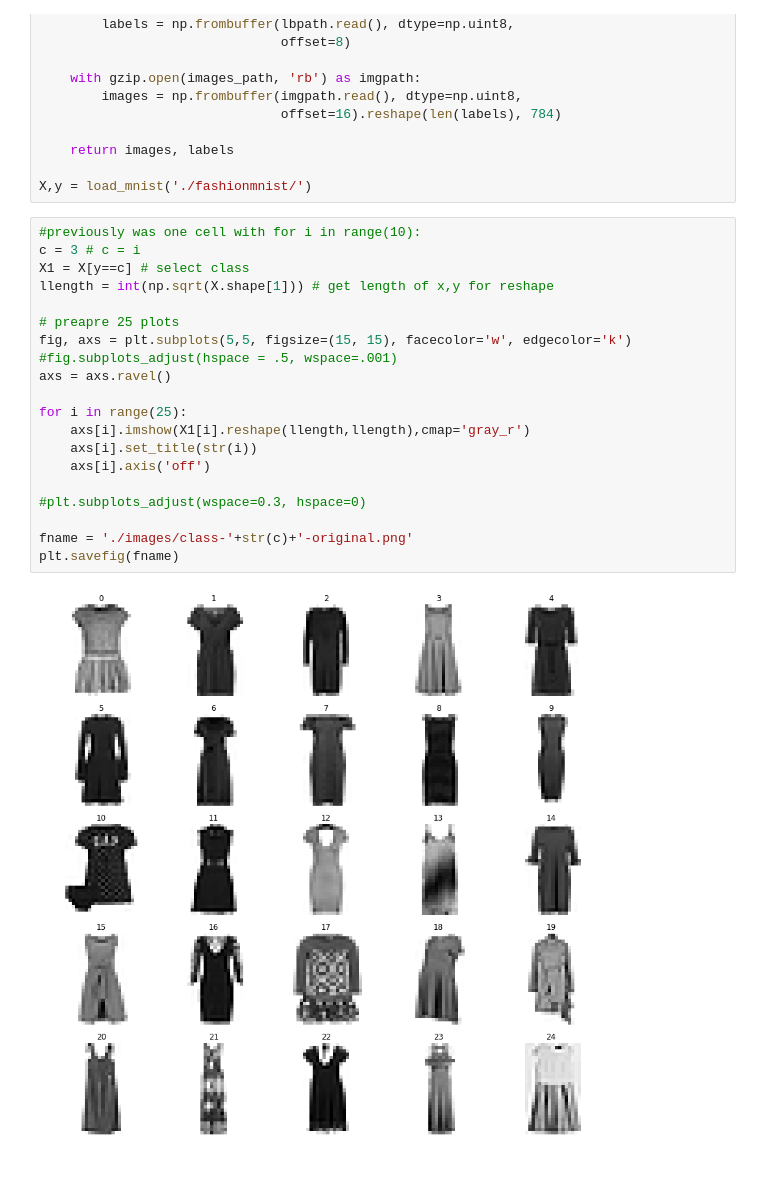
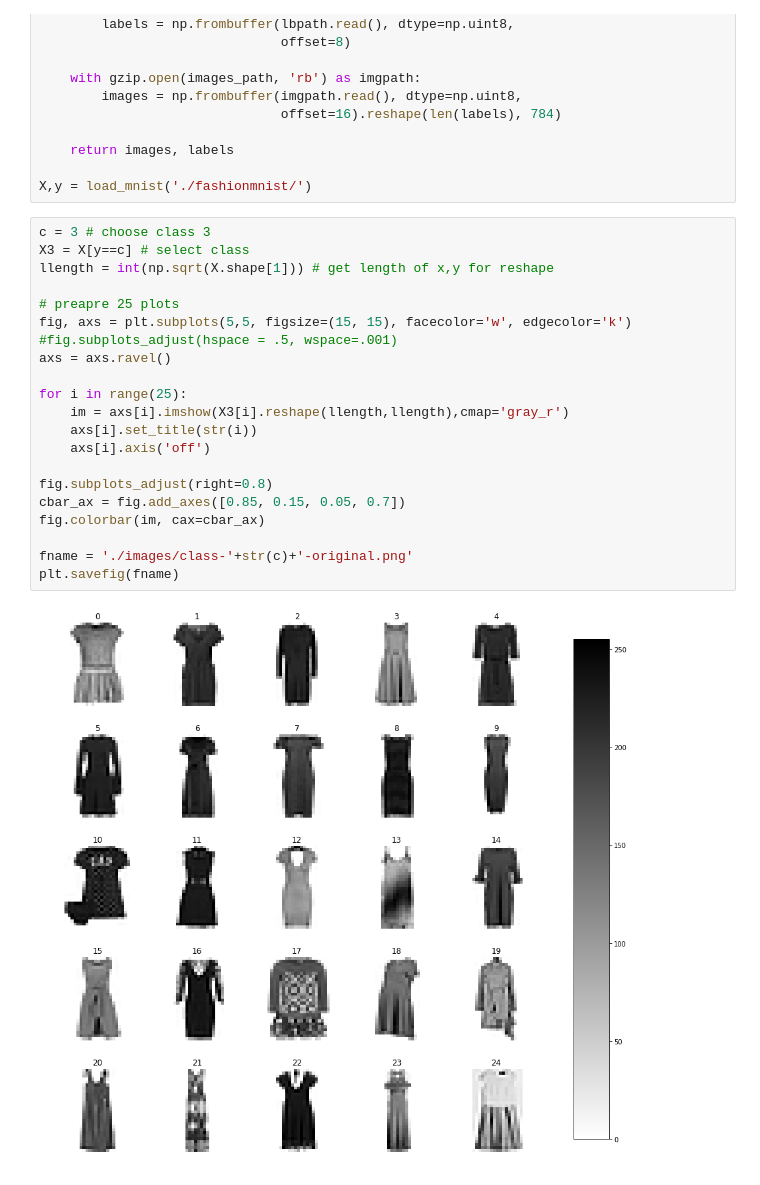
Before and after one commit to gabrieldernbach/pca_nmf_compare, a Jupyter notebook: eigen_fashion_mnist.ipynb, the cells around one changed output. Cells and saved outputs as stored; diff of their text form.

Commit message:
added colorbars, better comments

```diff
--- a/eigen_fashion_mnist.ipynb
+++ b/eigen_fashion_mnist.ipynb
@@ -28,27 +28,28 @@ def load_mnist(path, kind='train'):
 
 X,y = load_mnist('./fashionmnist/')
 # %%
-#previously was one cell with for i in range(10):
-c = 3 # c = i
-X1 = X[y==c] # select class
+c = 3 # choose class 3
+X3 = X[y==c] # select class
 llength = int(np.sqrt(X.shape[1])) # get length of x,y for reshape
 
 # preapre 25 plots
 fig, axs = plt.subplots(5,5, figsize=(15, 15), facecolor='w', edgecolor='k')
 #fig.subplots_adjust(hspace = .5, wspace=.001)
 axs = axs.ravel()
 
 for i in range(25):
-    axs[i].imshow(X1[i].reshape(llength,llength),cmap='gray_r')
+    im = axs[i].imshow(X3[i].reshape(llength,llength),cmap='gray_r')
     axs[i].set_title(str(i))
     axs[i].axis('off')
 
-#plt.subplots_adjust(wspace=0.3, hspace=0)
+fig.subplots_adjust(right=0.8)
+cbar_ax = fig.add_axes([0.85, 0.15, 0.05, 0.7])
+fig.colorbar(im, cax=cbar_ax)
 
 fname = './images/class-'+str(c)+'-original.png'
 plt.savefig(fname)
 # %% [output]
-[figure, old version]
+[figure, new version]
 # %%
 # PCA
 n_components=25
```
Also changed, not shown: parts of 3 cells of this notebook, 5 other files.
